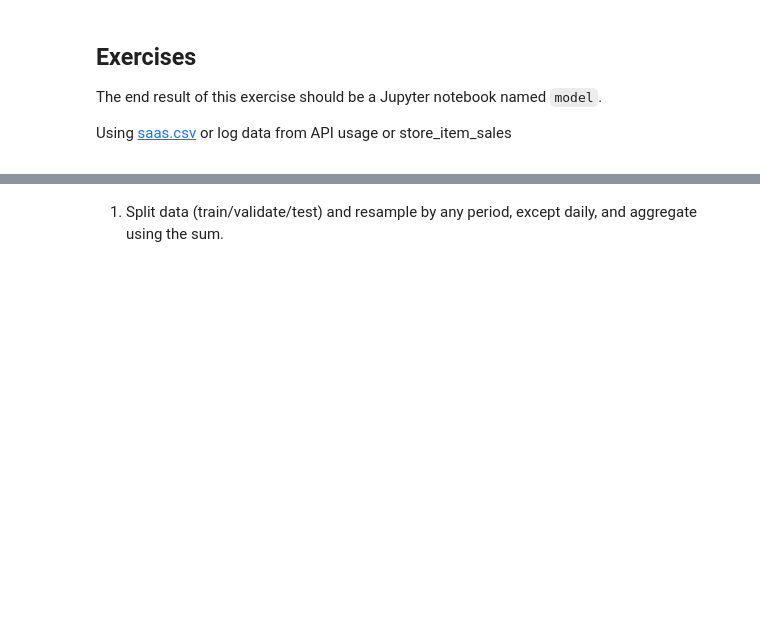
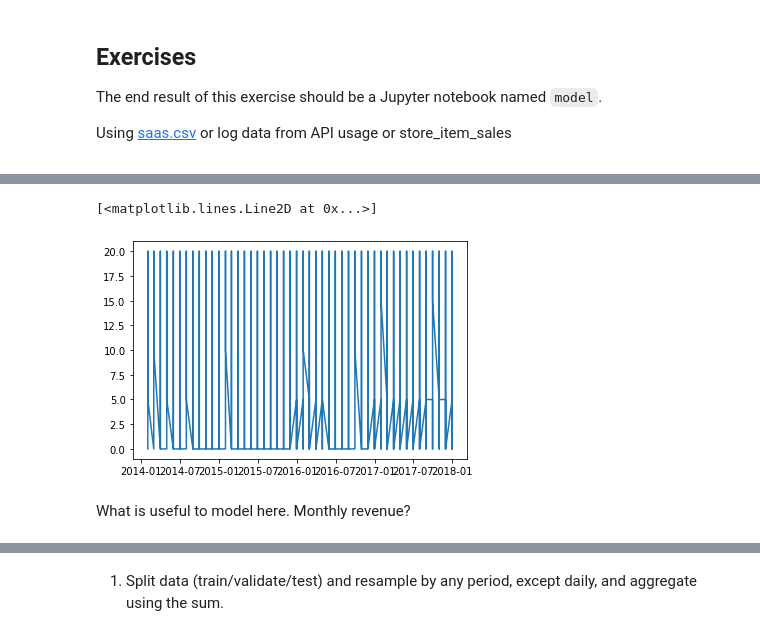
Before and after one commit to Jared-Godar/time-series-exercises, a Jupyter notebook: tsa_modeling_exercises.ipynb, the cells around one changed output, grey strips where cells are left out. Saved outputs shown, nothing was run; the diff lists cells and outputs as text; code cells hidden in the pictures; blank space fills up the shorter version.

Commit message:
Update modeling exercises

```diff
--- a/tsa_modeling_exercises.ipynb
+++ b/tsa_modeling_exercises.ipynb
@@ -5,0 +160,7 @@
+# %%
+plt.plot(df.index, df.Amount)
+# %% [output]
+[<matplotlib.lines.Line2D at 0x...>]
+[figure, added]
+# %% [markdown]
+What is useful to model here. Monthly revenue?
```
Also changed, not shown: parts of 79 cells of this notebook, 1 other file.
